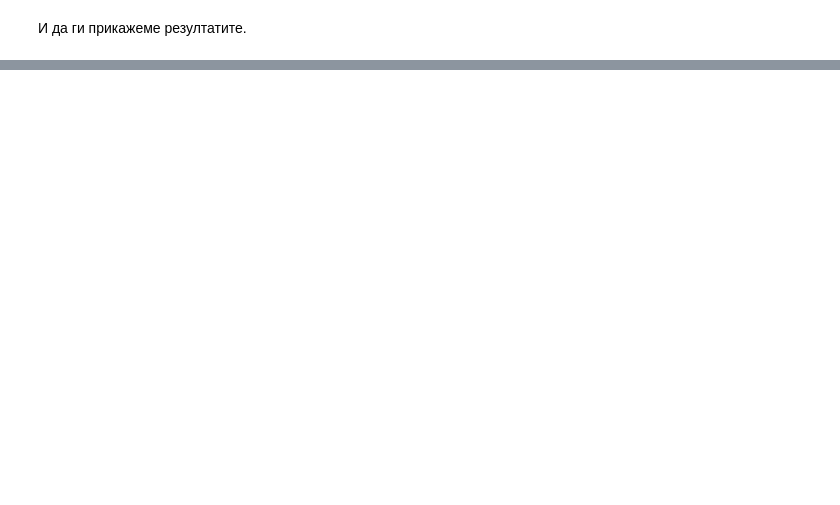
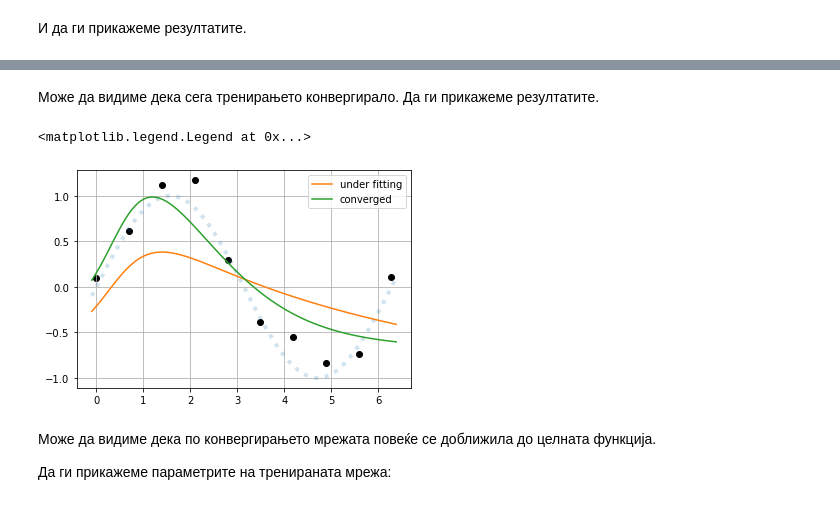
Before and after one commit to TomislavKartalov/VALENCE_ML_ebook, a Jupyter notebook: MK/12. Fully connected NNs - mk.ipynb, the cells around one changed output, grey strips where cells are left out. Cells and saved outputs as stored; diff of their text form; code cells hidden in the pictures; blank space fills up the shorter version.

```diff
--- a/MK/12. Fully connected NNs - mk.ipynb
+++ b/MK/12. Fully connected NNs - mk.ipynb
@@ -379,22 +365,0 @@ plt.legend()
-# %%
-# %% tweak regularisation
-plt.figure()
-plt.scatter(xs, ys)
-plt.plot(x_axis, y_sin, lw=2, alpha=0.5)
-plt.grid()
-for alpha in [0, 0.01, 0.1, 1]:
-    reg = neural_network.MLPRegressor(
-        hidden_layer_sizes=(5),
-        activation='tanh',
-        alpha=alpha,
-        learning_rate_init=0.01,
-        max_iter=3000,
-        tol=1e-9,
-        random_state=0,
-        verbose=0,
-        )
-    reg.fit(xs, ys)
-    y_predс = reg.predict(x_axis)
-    plt.plot(x_axis, y_preds, lw=2, alpha=0.5, label=alpha)
-
-plt.legend()
@@ -403,0 +380,19 @@ plt.legend()
+# %% [markdown]
+Може да видиме дека сега тренирањето конвергирало. Да ги прикажеме резултатите.
+# %%
+y_pred = reg.predict(x_axis)
+
+plt.figure()
+plt.scatter(xs, ys, c='k')
+plt.plot(x_axis, y_sin, ':', lw=4, alpha=0.2)
+plt.plot(x_axis, y_pred_under, label="under fitting")
+plt.plot(x_axis, y_pred, label="converged")
+plt.grid()
+plt.legend()
+# %% [output]
+<matplotlib.legend.Legend at 0x...>
+[figure, added]
+# %% [markdown]
+Може да видиме дека по конвергирањето мрежата повеќе се доближила до целната функција.
+
+Да ги прикажеме параметрите на тренираната мрежа:
```
Also changed, not shown: parts of 40 cells of this notebook.
